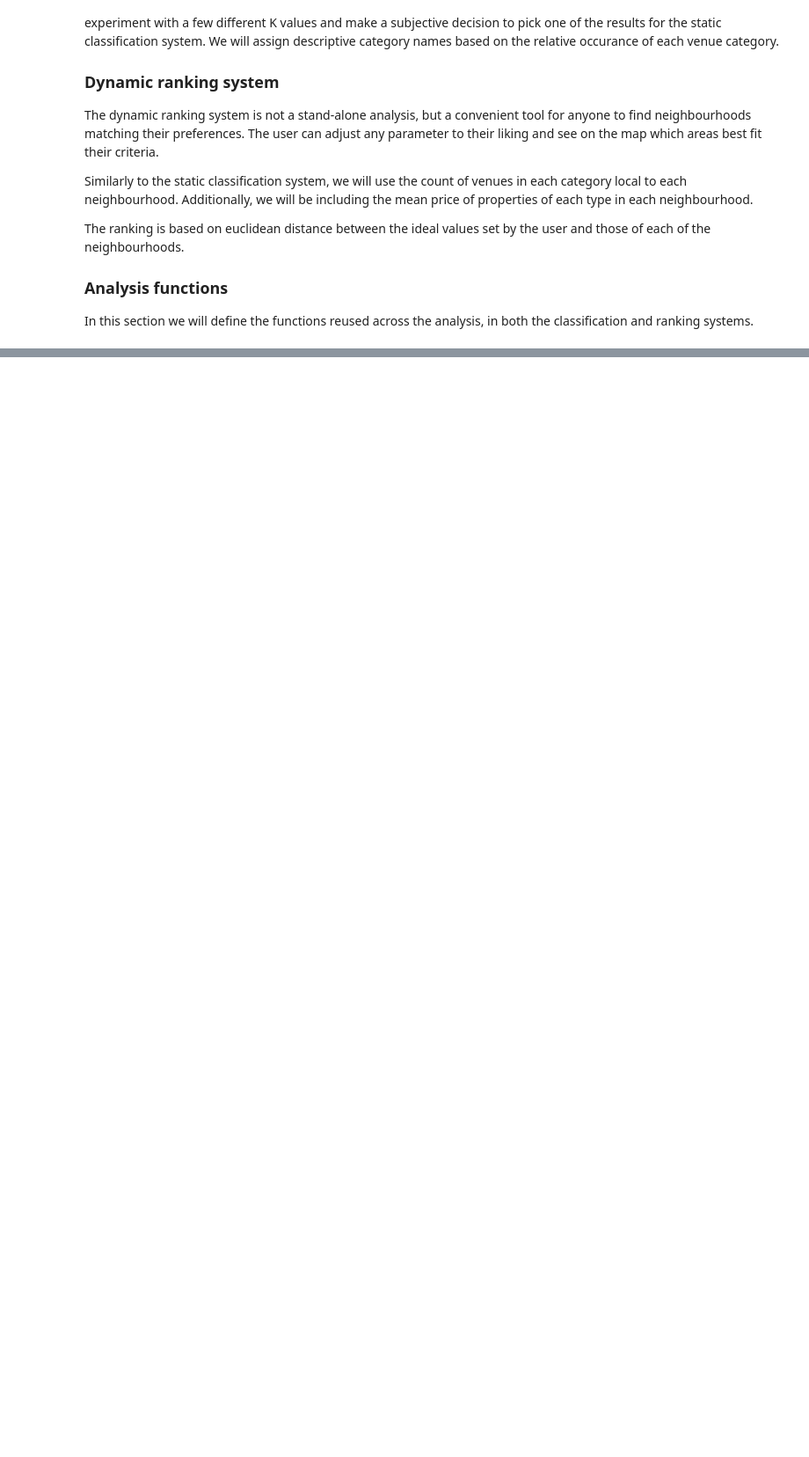
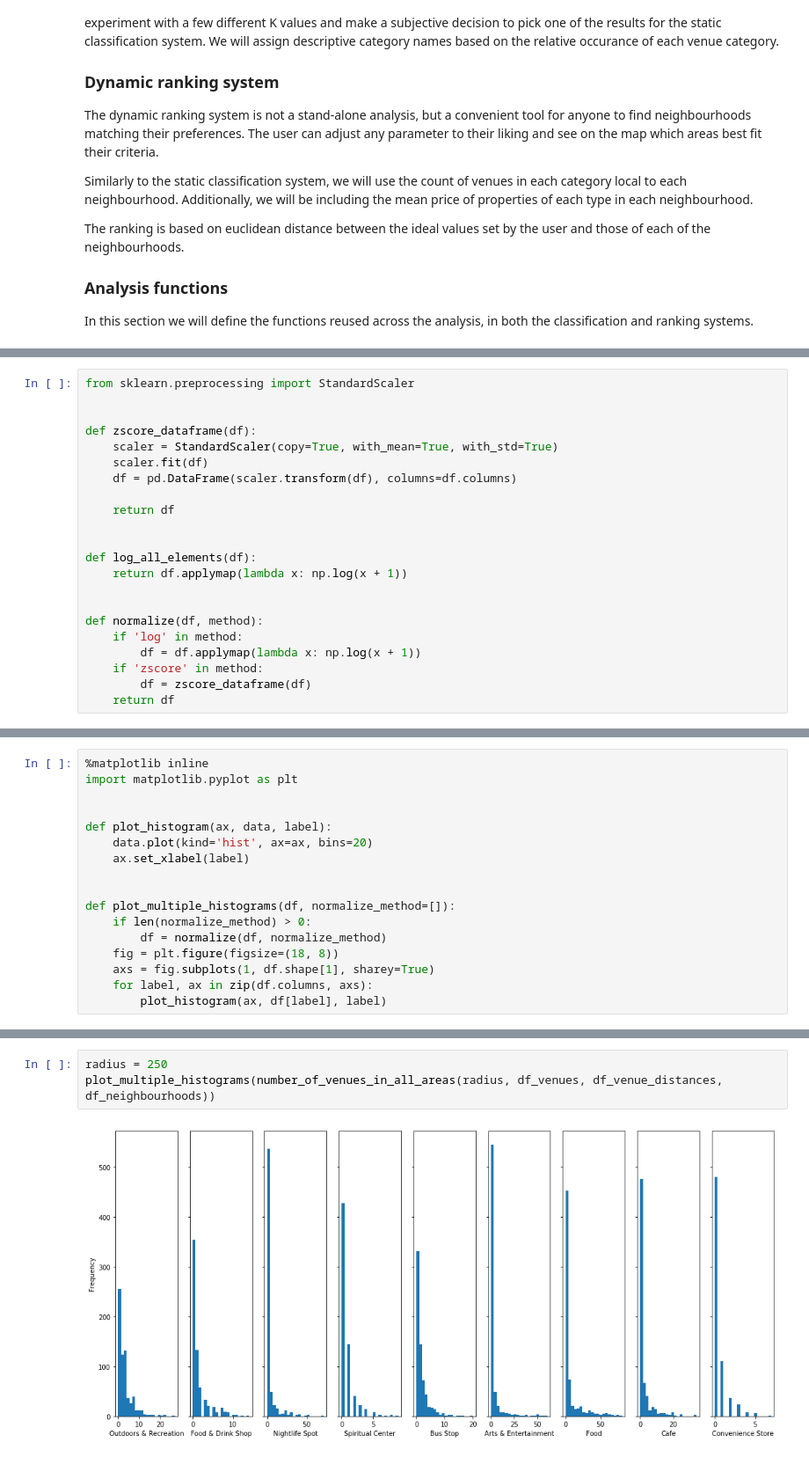
Before and after one commit to sanntann/Coursera_Capstone, a Jupyter notebook: WhereToBuyInEdinburgh.ipynb, the cells around one changed output, grey strips where cells are left out. Shown at 88% size. Saved outputs shown, nothing was run; the diff lists cells and outputs as text; blank space fills up the shorter version.

```diff
--- a/WhereToBuyInEdinburgh.ipynb
+++ b/WhereToBuyInEdinburgh.ipynb
@@ -822,0 +930,22 @@ In this section we will define the functions reused across the analysis, in both
+# %%
+from sklearn.preprocessing import StandardScaler
+
+
+def zscore_dataframe(df):
+    scaler = StandardScaler(copy=True, with_mean=True, with_std=True)
+    scaler.fit(df)
+    df = pd.DataFrame(scaler.transform(df), columns=df.columns)
+
+    return df
+
+
+def log_all_elements(df):
+    return df.applymap(lambda x: np.log(x + 1))
+
+
+def normalize(df, method):
+    if 'log' in method:
+        df = df.applymap(lambda x: np.log(x + 1))
+    if 'zscore' in method:
+        df = zscore_dataframe(df)
+    return df
@@ -822,0 +954,17 @@ In this section we will define the functions reused across the analysis, in both
+# %%
+%matplotlib inline
+import matplotlib.pyplot as plt
+
+
+def plot_histogram(ax, data, label):
+    data.plot(kind='hist', ax=ax, bins=20)
+    ax.set_xlabel(label)
+
+
+def plot_multiple_histograms(df, normalize_method=[]):
+    if len(normalize_method) > 0:
+        df = normalize(df, normalize_method)
+    fig = plt.figure(figsize=(18, 8))
+    axs = fig.subplots(1, df.shape[1], sharey=True)
+    for label, ax in zip(df.columns, axs):
+        plot_histogram(ax, df[label], label)
@@ -822,0 +977,5 @@ In this section we will define the functions reused across the analysis, in both
+# %%
+radius = 250
+plot_multiple_histograms(number_of_venues_in_all_areas(radius, df_venues, df_venue_distances, df_neighbourhoods))
+# %% [output]
+[figure, added]
```
Also changed, not shown: parts of 14 cells of this notebook.
